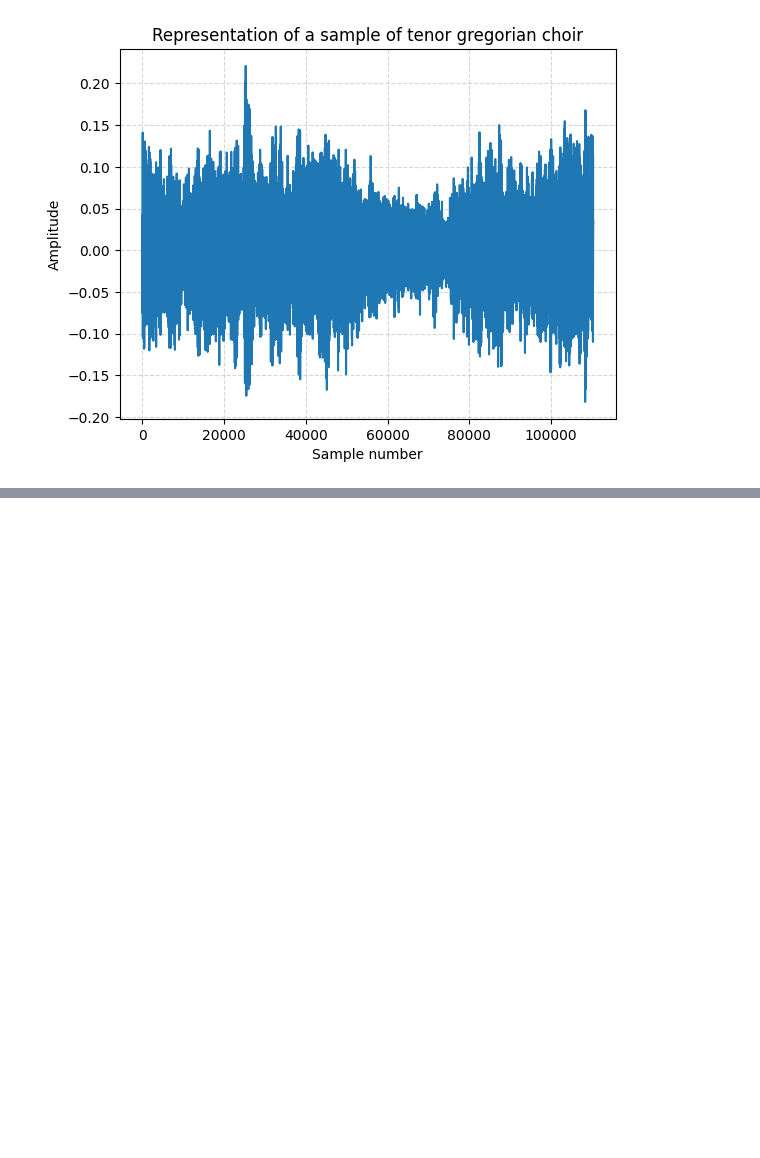
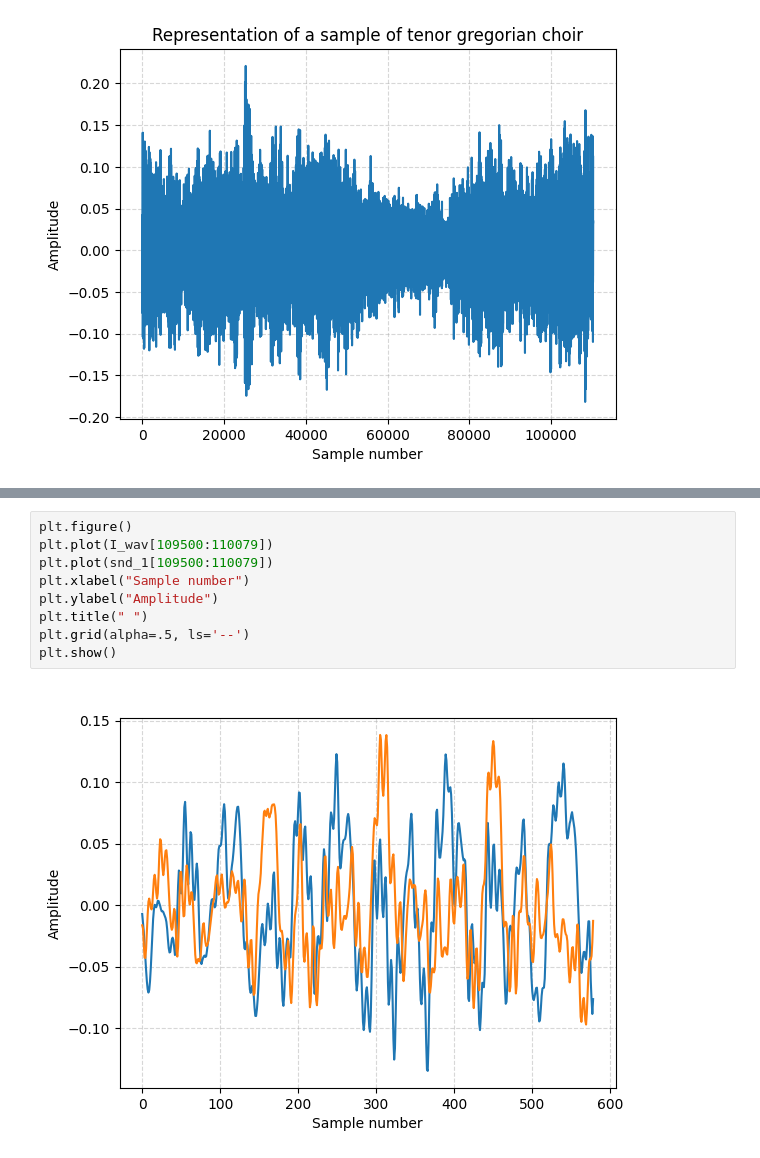
Before and after one commit to MarcoGuzzoC/Audio_Choir_Generator, a Jupyter notebook: Gregorian_data.ipynb, the cells around one changed output, grey strips where cells are left out. Drawn from its saved outputs; the diff is of its cells as text; blank space fills up the shorter version.

```diff
--- a/Gregorian_data.ipynb
+++ b/Gregorian_data.ipynb
@@ -80,0 +73,11 @@ plt.show()
+# %%
+plt.figure()
+plt.plot(I_wav[109500:110079])
+plt.plot(snd_1[109500:110079])
+plt.xlabel("Sample number")
+plt.ylabel("Amplitude")
+plt.title(" ")
+plt.grid(alpha=.5, ls='--')
+plt.show()
+# %% [output]
+[figure, added]
```
Also changed, not shown: parts of 7 cells of this notebook, 2 other files.
